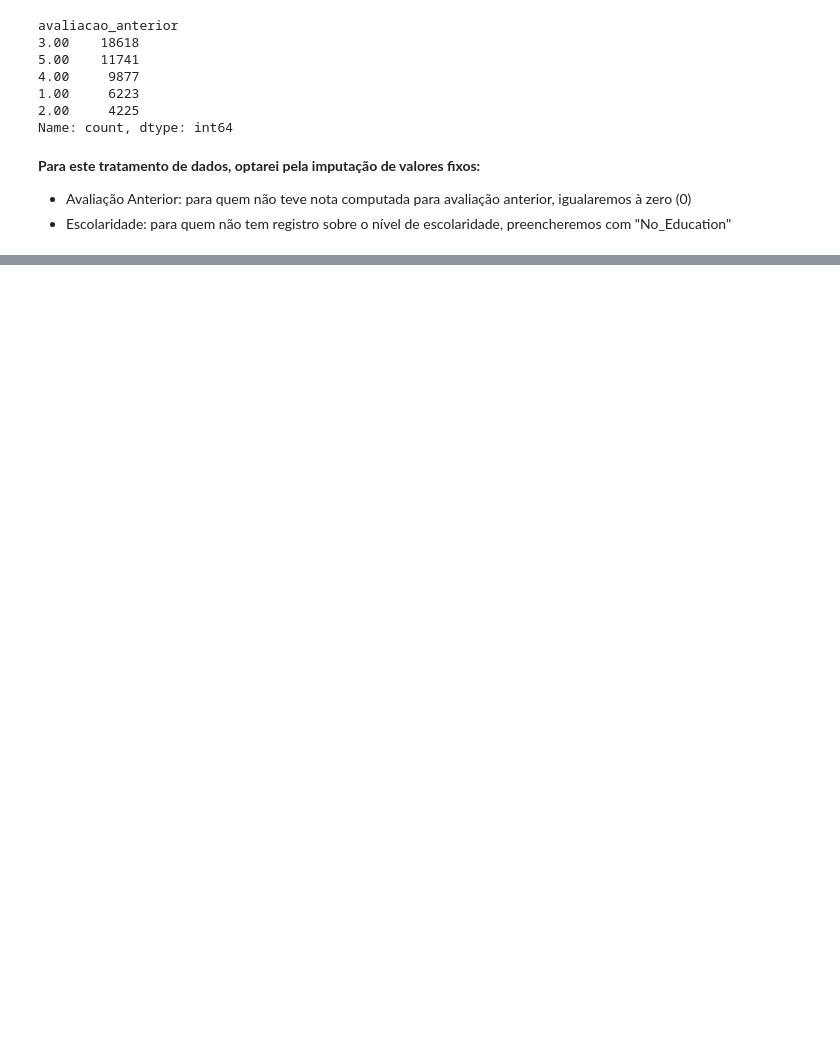
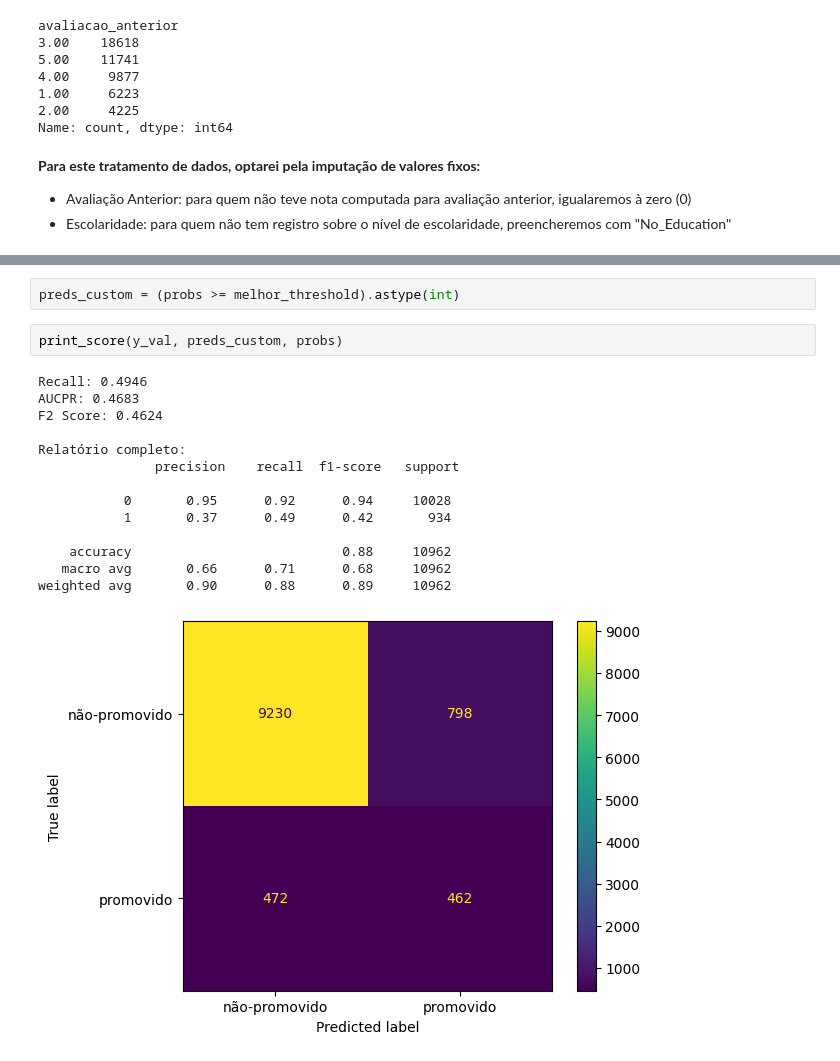
Before and after one commit to Douglaas92/tcc_people_analytics, a Jupyter notebook: 02_modelo-predicao.ipynb, the cells around one changed output, grey strips where cells are left out. Cells and saved outputs as stored; diff of their text form; blank space fills up the shorter version.

```diff
--- a/02_modelo-predicao.ipynb
+++ b/02_modelo-predicao.ipynb
@@ -678,0 +437,19 @@ Lembrando que a variável de **faixa de treinamento** foi criada apenas para dem
+# %%
+preds_custom = (probs >= melhor_threshold).astype(int)
+# %%
+print_score(y_val, preds_custom, probs)
+# %% [output]
+Recall: 0.4946
+AUCPR: 0.4683
+F2 Score: 0.4624
+
+Relatório completo:
+               precision    recall  f1-score   support
+
+           0       0.95      0.92      0.94     10028
+           1       0.37      0.49      0.42       934
+
+    accuracy                           0.88     10962
+   macro avg       0.66      0.71      0.68     10962
+weighted avg       0.90      0.88      0.89     10962
+[figure, added]
```
Also changed, not shown: parts of 77 cells of this notebook, 1 other file.
